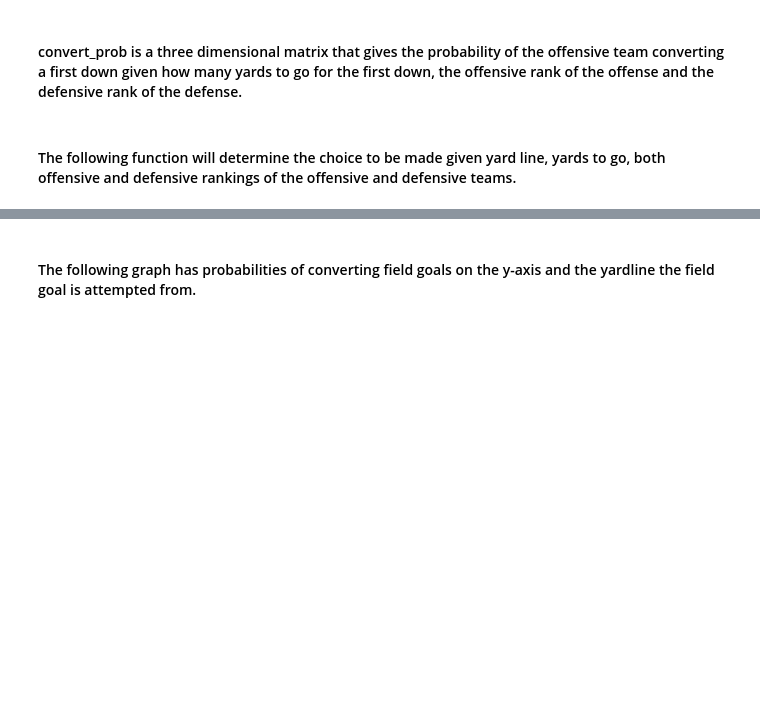
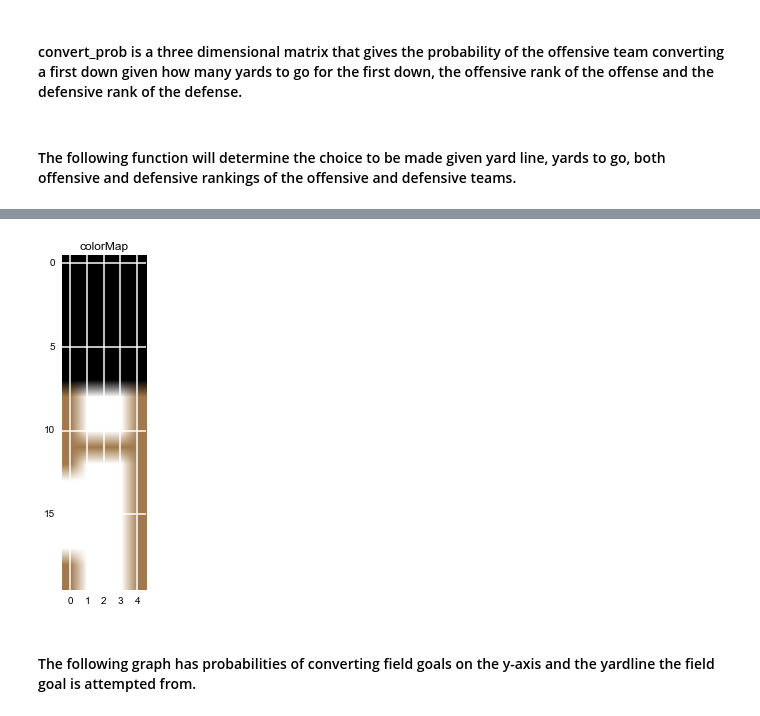
Before and after one commit to tomdawg86/Stat_222_NFL_Project, a Jupyter notebook: NFL - Go For It!.ipynb, the cells around one changed output, grey strips where cells are left out. Saved outputs shown, nothing was run; the diff lists cells and outputs as text; code cells hidden in the pictures; blank space fills up the shorter version.

```diff
--- a/NFL - Go For It!.ipynb
+++ b/NFL - Go For It!.ipynb
@@ -282,7 +363,7 @@ array([[-4.]])
 # %% [markdown]
 #### Expected points given you punt at a particular yardline.
 # %%
-knn_punt = neighbors.KNeighborsRegressor(50, weights = 'distance')
+knn_punt = neighbors.KNeighborsRegressor(80, weights = 'uniform')
 data = twoDriveByTwoDrivePunt[['puntYardLine', 'offrankbucket', 'defrankbucket','secondoffrank', 'seconddefrank', 'point_differential']]
 data = data.dropna(axis = 0, how = "any")
 data.columns = ['puntYardLine', 'otherTeamsOffRank', 'defRankbucket', 'offRankbucket', 'otherTeamsDefRank', 'point_differential']
@@ -491,18 +572,21 @@ def decision(ydline, ydtogo, oorank, odrank, ddrank, dorank):
     ddrank = 0 if 1 <= oorank <= 5 else 1 if 6 <= oorank <= 10 else 2 if 11 <= oorank <= 15 else 3 if 16 <= oorank <= 20 else 4 if 21 <= oorank <= 25 else 5
     dorank = 0 if 1 <= oorank <= 5 else 1 if 6 <= oorank <= 10 else 2 if 11 <= oorank <= 15 else 3 if 16 <= oorank <= 20 else 4 if 21 <= oorank <= 25 else 5
     ydtogo = 1 if 0 <= ydtogo < 2 else 2 if 2 <= ydtogo < 4 else 3 if 4 <= ydtogo < 6 else 4 if 6 <= ydtogo < 8 else 5 if 8 <= ydtogo < 11 else 6 if 11 <= ydtogo < 14 else 7 if 14 <= ydtogo < 17 else 8 if 17 <= ydtogo < 21 else 0
+    ydlinebucket = 0 if 0 <= ydline <= 5 else 1 if 6 <= ydline <= 10 else 2 if 11 <= ydline <= 15 else 3 if 16 <= ydline <= 20 else 4 if 21 <= ydline <= 25 else 5 if 26 <= ydline <= 30 else 6 if 31 <= ydline <= 35 else 7 if 36 <= ydline <= 40 else 8 if 41 <= ydline <= 45 else 9 if 46 <= ydline <= 50 else 10 if 51 <= ydline <= 55 else 11 if 56 <= ydline <= 60 else 12 if 61 <= ydline <= 65 else 13 if 66 <= ydline <= 70 else 14 if 71 <= ydline <= 75 else 15 if 76 <= ydline <= 80 else 16 if 81 <= ydline <= 85 else 17 if 86 <= ydline <= 90 else 18 if 91 <= ydline <= 95 else 19
+    otherydlinebucket = 0 if 0 <= 100 - ydline <= 5 else 1 if 6 <= 100 - ydline <= 10 else 2 if 11 <= 100 - ydline <= 15 else 3 if 16 <= 100 - ydline <= 20 else 4 if 21 <= 100 - ydline <= 25 else 5 if 26 <= 100 - ydline <= 30 else 6 if 31 <= 100 - ydline <= 35 else 7 if 36 <= 100 - ydline <= 40 else 8 if 41 <= 100 - ydline <= 45 else 9 if 46 <= 100 - ydline <= 50 else 10 if 51 <= 100 - ydline <= 55 else 11 if 56 <= 100 - ydline <= 60 else 12 if 61 <= 100 - ydline <= 65 else 13 if 66 <= 100 - ydline <= 70 else 14 if 71 <= 100 - ydline <= 75 else 15 if 76 <= 100 - ydline <= 80 else 16 if 81 <= 100 - ydline <= 85 else 17 if 86 <= 100 - ydline <= 90 else 18 if 91 <= 100 - ydline <= 95 else 19
     orankbucket = 9 if oorank == 0 else 10 if oorank == 1 else 11 if oorank == 2 else 12 if oorank == 3 else 13 if oorank == 4 else 0
     drankbucket = 14 if ddrank == 0 else 15 if ddrank == 1 else 16 if ddrank == 2 else 17 if ddrank == 3 else 18 if ddrank == 4 else 0
     vec = [1, 0, 0, 0, 0, 0, 0, 0, 0, 0, 0, 0, 0, 0, 0, 0, 0, 0, 0]
     vec[ydtogo] = 1
     vec[orankbucket] = 1
     vec[drankbucket] = 1
-    gfis = knn_gfis.fit(X_gfis,y_gfis).predict([ydline, oorank, ddrank])
-    gfif = knn_gfif.fit(X_gfif,y_gfif).predict([100 - ydline, oorank, odrank, dorank, ddrank])
+    gfis = knn_gfis.fit(X_gfis,y_gfis).predict([ydlinebucket, oorank, ddrank])
+    gfif = knn_gfif.fit(X_gfif,y_gfif).predict([otherydlinebucket, oorank, odrank, dorank, ddrank])
     punt = knn_punt.fit(X_punt,y_punt).predict([ydline, oorank, odrank, dorank, ddrank])
     fg_prob = field_goal_result.predict([1, ydline], True)
     gfi_prob = go_for_it_result.predict(vec, True)
     punt_exp = punt
     gfi_exp = gfis*gfi_prob + gfif*(1 - gfi_prob)
-    fg_exp = 3*fg_prob
-    return gfi_exp, punt_exp, fg_exp
+    fg_exp = 3*fg_prob + gfif*(1 - fg_prob)
+    dec = {'Go For It': gfi_exp, 'Punt': punt_exp, 'Field Goal': fg_exp}
+    return dec
@@ -512,0 +609,10 @@ decision(50, 1, 20, 1, 1, 1)
+# %%
+yardbucket = range(20)
+od = 1
+oo = 1
+do = 10
+dd = 10
+final_decision = pd.DataFrame(index = yardbucket)
+for j in range(5):
+    dec = [decision((k*5 + 1), (j*2 + 1), oo, od, do, dd) for k in yardbucket]
+    final_decision[j] = pd.DataFrame([max(g, key = g.get) for g in dec])
@@ -513,2 +642,24 @@ decision(50, 1, 20, 1, 1, 1)
+# %%
+dec = pd.Categorical.from_array(final_decision[0])
+final_decision[0] = dec.labels
+dec = pd.Categorical.from_array(final_decision[1])
+final_decision[1] = dec.labels
+dec = pd.Categorical.from_array(final_decision[2])
+final_decision[2] = dec.labels
+dec = pd.Categorical.from_array(final_decision[3])
+final_decision[3] = dec.labels
+dec = pd.Categorical.from_array(final_decision[4])
+final_decision[4] = dec.labels
+# %%
+H = np.array([[1,2,3,4],[5,6,7,8]])
+fig = plt.figure(figsize=(6, 6))
+
+ax = fig.add_subplot(110)
+ax.set_title('colorMap')
+
+plt.imshow(final_decision)
+ax.set_aspect('equal')
+# %% [output]
+[figure, added]
 # %% [markdown]
 #### The following graph has probabilities of converting field goals on the y-axis and the yardline the field goal is attempted from.
```
Also changed, not shown: parts of 34 cells of this notebook, 9 other files.
